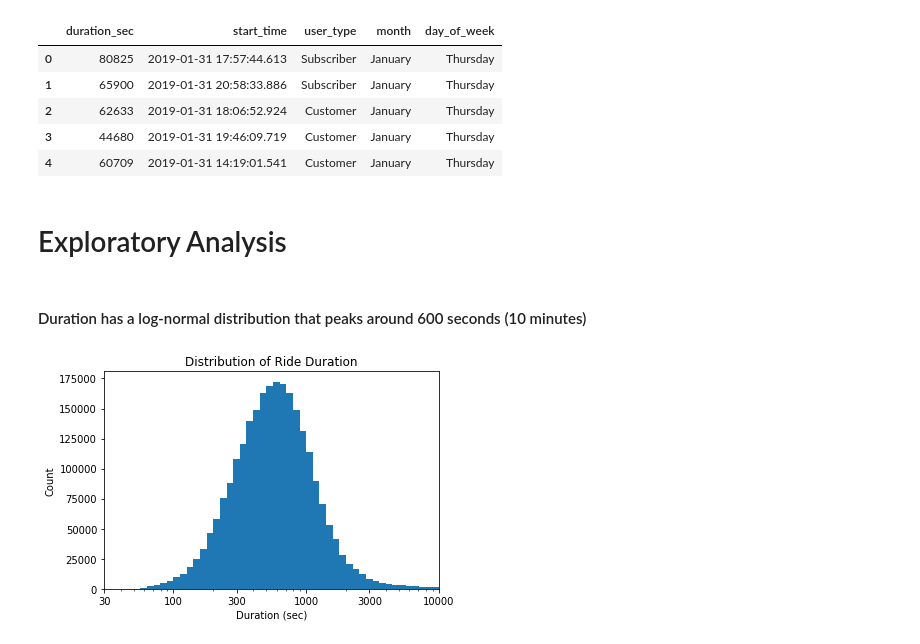
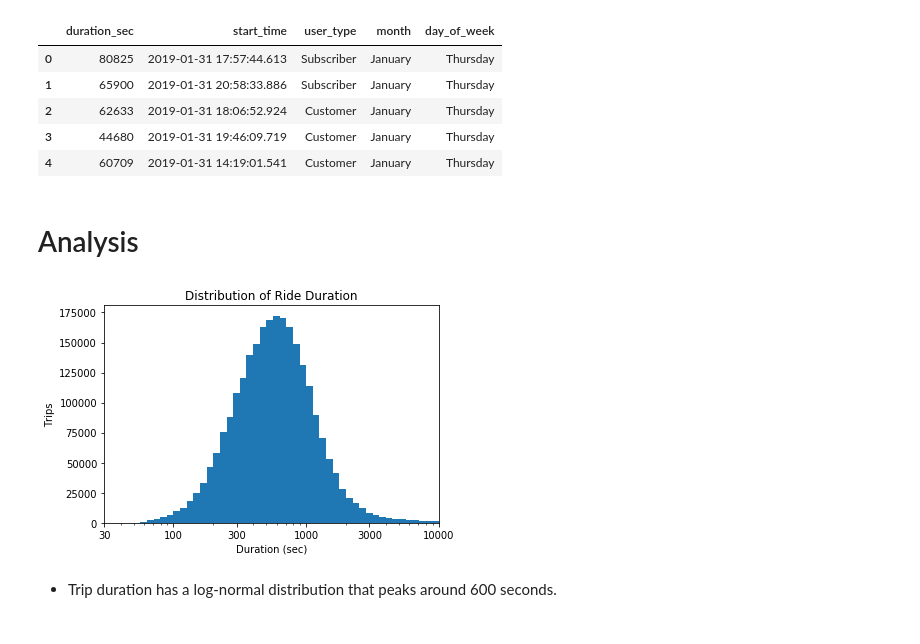
Before and after one commit to schoolkidrich/bike_ridership_sf, a Jupyter notebook: bike_ridership_sf.ipynb, the cells around one changed output. Drawn from its saved outputs; the diff is of its cells as text; code cells hidden in the pictures.

```diff
--- a/bike_ridership_sf.ipynb
+++ b/bike_ridership_sf.ipynb
@@ -96,23 +103,23 @@ df.head()
 | 3 | 44680 | 2019-01-31 19:46:09.719 | Customer | January | Thursday |
 | 4 | 60709 | 2019-01-31 14:19:01.541 | Customer | January | Thursday |
 # %% [markdown]
-# Exploratory Analysis
+# Analysis
+# %%
+# Creating bin edges based on the data
+bin_edges = 10**np.arange(0, np.log10(df.duration_sec.max())+0.05,0.05)
+plt.hist(data = df,x = 'duration_sec',bins = bin_edges)
+plt.xscale('log')
+# Creating tick that are more readable
+ticks = [30,100,300,1000,3000,10000,30000,100000]
+plt.xticks(ticks,ticks)
+plt.xlim(30,10000)
+plt.title('Distribution of Ride Duration')
+plt.xlabel('Duration (sec)')
+plt.ylabel('Trips');
+# %% [output]
+[figure, added]
 # %% [markdown]
-#### Duration has a log-normal distribution that peaks around 600 seconds (10 minutes)
+- Trip duration has a log-normal distribution that peaks around 600 seconds.
-# %%
-# Creating bin edges based on the data
-bin_edges = 10**np.arange(0, np.log10(df.duration_sec.max())+0.05,0.05)
-plt.hist(data = df,x = 'duration_sec',bins = bin_edges)
-plt.xscale('log')
-# Creating tick that are more readable
-ticks = [30,100,300,1000,3000,10000,30000,100000]
-plt.xticks(ticks,ticks)
-plt.xlim(30,10000)
-plt.title('Distribution of Ride Duration')
-plt.xlabel('Duration (sec)')
-plt.ylabel('Count');
-# %% [output]
-[figure, removed]
 # %%
 # Ordering data for plotting
 week_order = pd.api.types.CategoricalDtype(ordered = True, categories = day_of_week.values())
```
Also changed, not shown: parts of 23 cells of this notebook.
